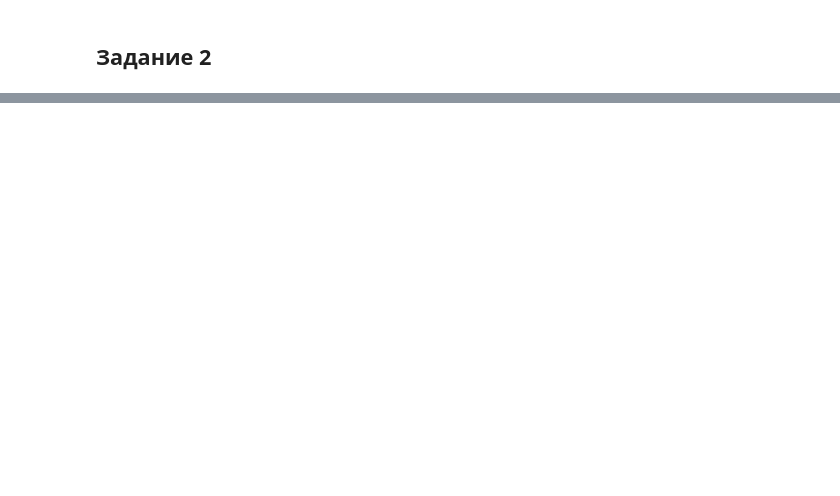
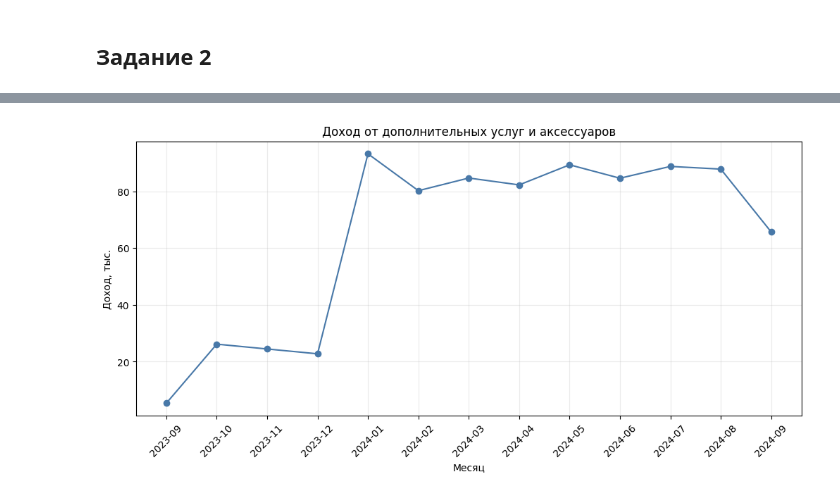
Before and after one commit to zimble111/DE-python-2026, a Jupyter notebook: HW3/homework_3.ipynb, the cells around one changed output, grey strips where cells are left out. Saved outputs shown, nothing was run; the diff lists cells and outputs as text; code cells hidden in the pictures; blank space fills up the shorter version.

```diff
--- a/HW3/homework_3.ipynb
+++ b/HW3/homework_3.ipynb
@@ -114,0 +243,12 @@ plt.show()
+# %%
+monthly = metrics['addons_by_month']
+fig, ax = plt.subplots(figsize=(10, 5), layout='constrained')
+ax.plot(monthly['month'].astype(str), monthly['addons_revenue'], marker='o', color='#4878A8')
+ax.set(title='Доход от дополнительных услуг и аксессуаров', xlabel='Месяц', ylabel='Доход, тыс.')
+ax.yaxis.set_major_formatter(FuncFormatter(lambda value, position: f'{value / 1_000:.0f}'))
+ax.tick_params(axis='x', rotation=45)
+ax.grid(alpha=0.25)
+fig.savefig('addons_by_month.png', dpi=150)
+plt.show()
+# %% [output]
+[figure, added]
```
Also changed, not shown: parts of 12 cells of this notebook, 6 other files.
